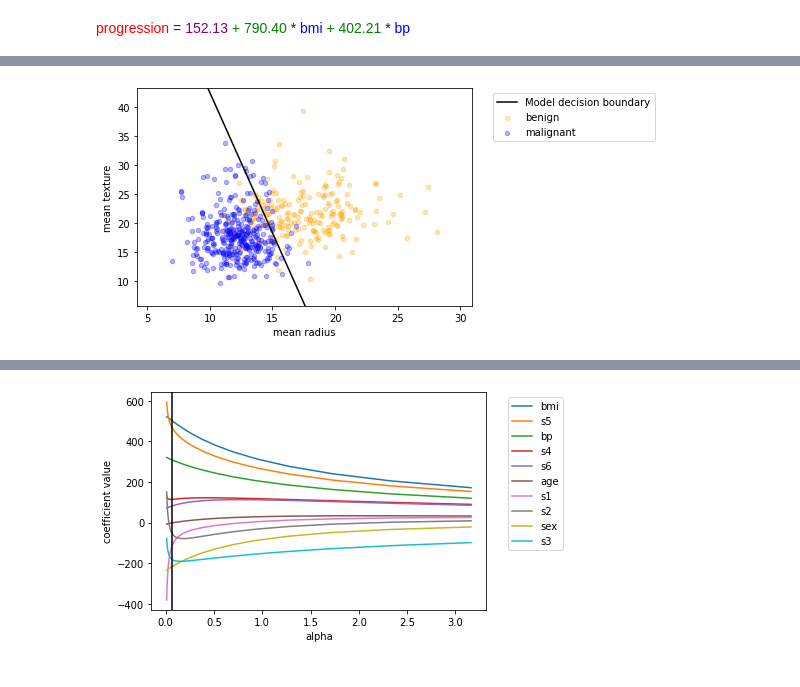
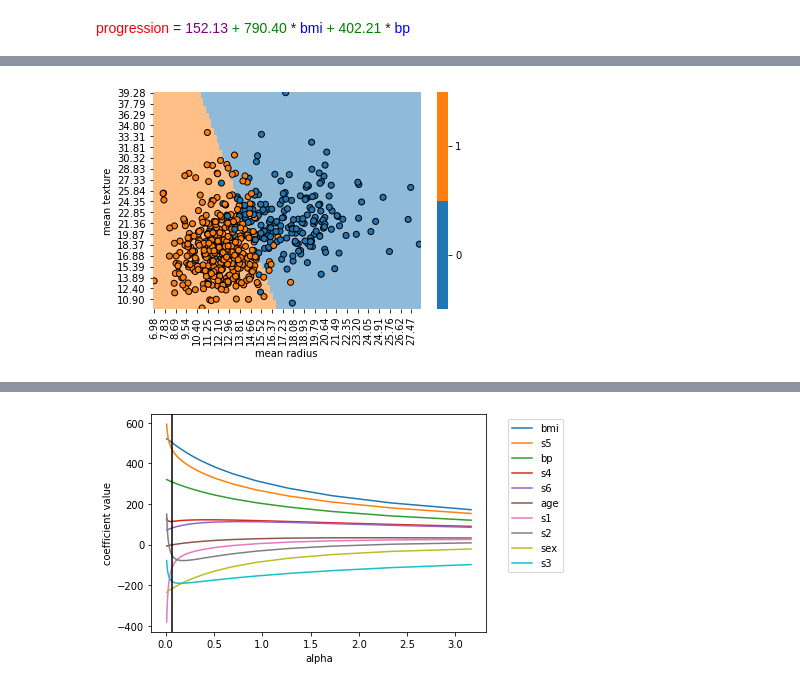
Before and after one commit to gsganden/model_inspector, a Jupyter notebook: 00_inspect.ipynb, the cells around one changed output, grey strips where cells are left out. Drawn from its saved outputs; the diff is of its cells as text; code cells hidden in the pictures.

Commit message:
Create general plot_2d_classification

```diff
--- a/00_inspect.ipynb
+++ b/00_inspect.ipynb
@@ -250,13 +303,6 @@ def plot_2d_binary_logistic_regression(
 # %%
 X_cancer, y_cancer = sklearn.datasets.load_breast_cancer(return_X_y=True, as_frame=True)
-
-lr = LogisticRegression().fit(
-    X_cancer.loc[:, ["mean radius", "mean texture"]],
-    y_cancer,
-)
 # fmt: off
-plot_2d_binary_logistic_regression(
-    lr, X_cancer, y_cancer, label_names=["benign", "malignant"]
-);
+ax = plot_2d_classification(LogisticRegression(), X_cancer.iloc[:, :2], y_cancer);
 # %% [output]
-[figure, old version]
+[figure, new version]
```
Also changed, not shown: parts of 14 cells of this notebook, 5 other files.
